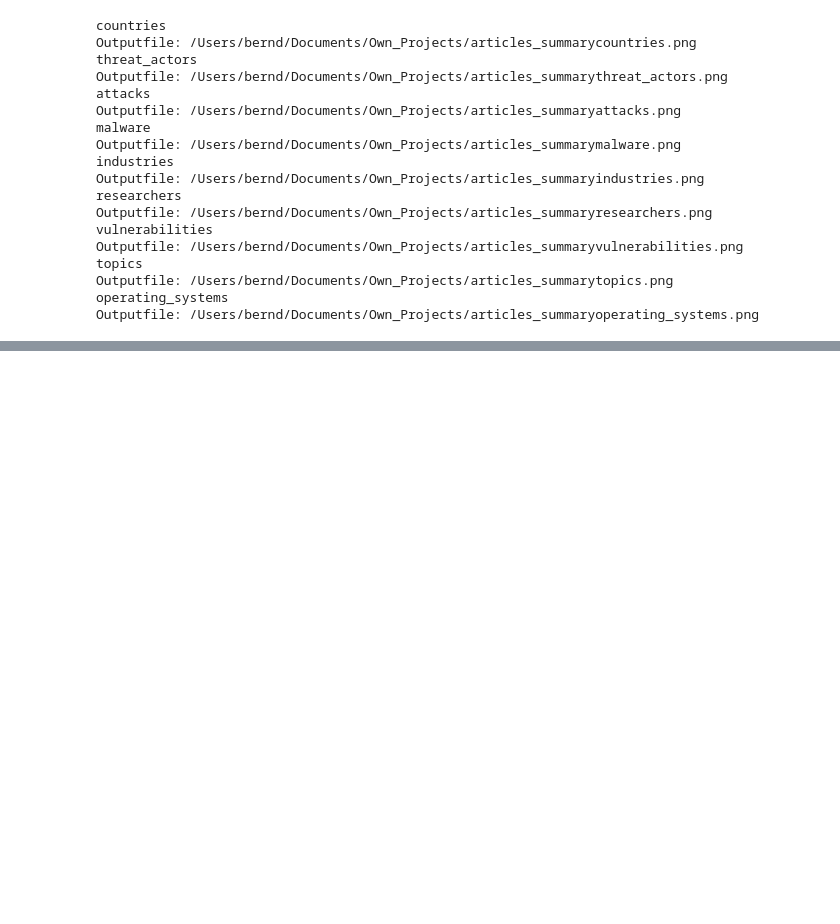
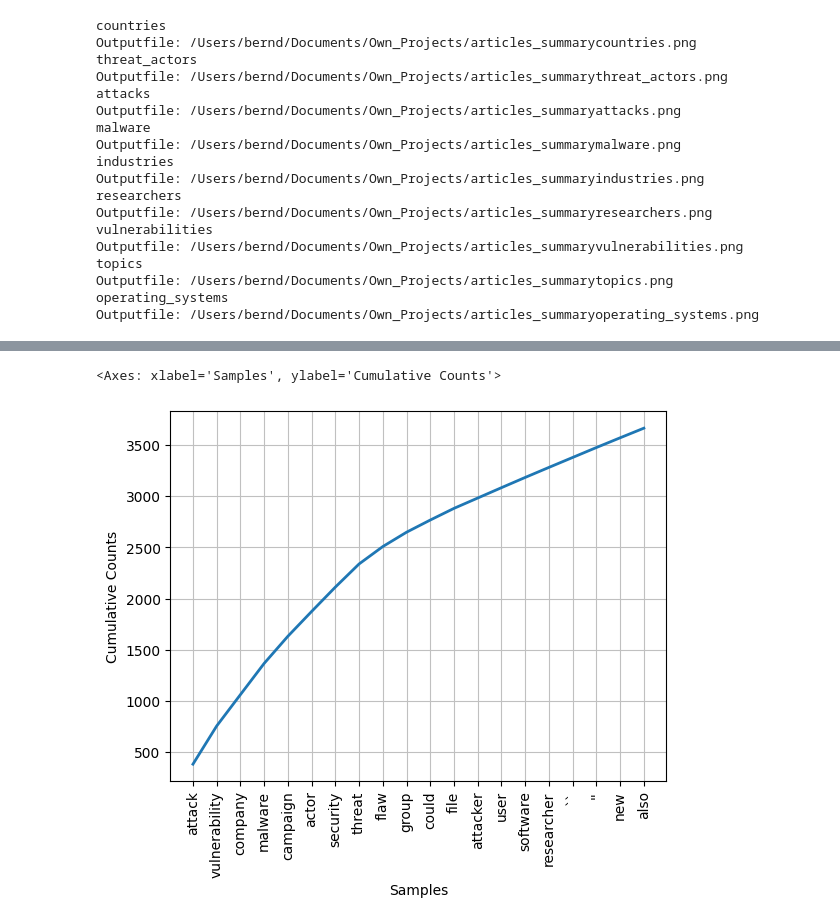
Before and after one commit to py1150/Cybersercurity_Articles_Analysis, a Jupyter notebook: summarize.ipynb, the cells around one changed output, grey strips where cells are left out. Cells and saved outputs as stored; diff of their text form; code cells hidden in the pictures; blank space fills up the shorter version.

```diff
--- a/summarize.ipynb
+++ b/summarize.ipynb
@@ -802,0 +894,3 @@ Outputfile: /Users/bernd/Documents/Own_Projects/articles_summaryoperating_system
+# %%
+# frequency distribution
+frequency_distribution = FreqDist(lemmatized_text)
@@ -802,0 +920,6 @@ Outputfile: /Users/bernd/Documents/Own_Projects/articles_summaryoperating_system
+# %%
+# Plot cumulative
+frequency_distribution.plot(20, cumulative=True)
+# %% [output]
+<Axes: xlabel='Samples', ylabel='Cumulative Counts'>
+[figure, added]
```
Also changed, not shown: parts of 16 cells of this notebook, 6 other files.
